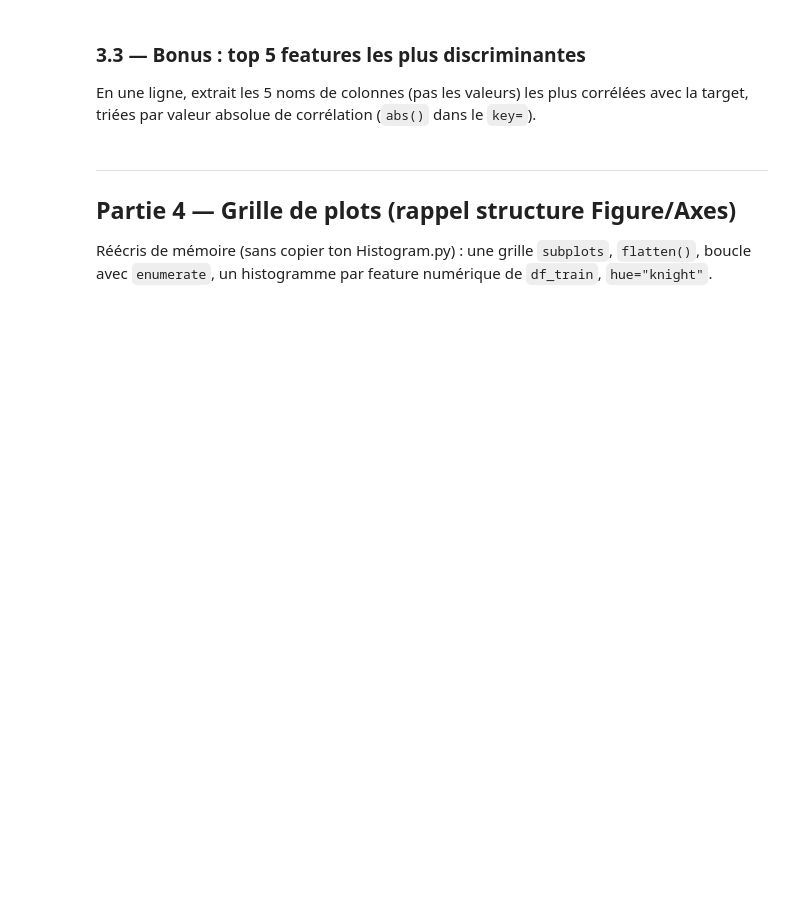
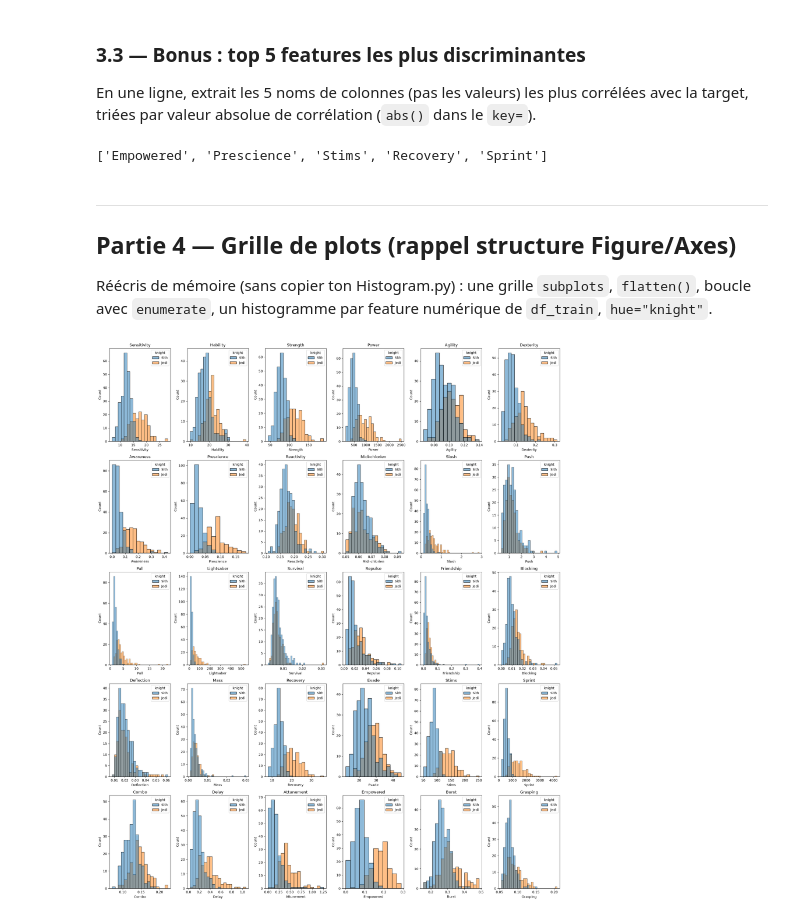
Before and after one commit to lazzylife42/data-science-03, a Jupyter notebook: training.ipynb, the cells around one changed output. Drawn from its saved outputs; the diff is of its cells as text; code cells hidden in the pictures; blank space fills up the shorter version.

```diff
--- a/training.ipynb
+++ b/training.ipynb
@@ -116,0 +190,15 @@ y_val = (df_train["knight"] == "Jedi").astype(int)
+# %%
+def correlation_factor(x_val, y_val):
+    # TODO
+    x_mean = x_val.mean()
+    y_mean = y_val.mean()
+    numm = sum((x - x_mean) * (y - y_mean) for x, y in zip(x_val, y_val))
+    x_std_sum = sum((x - x_mean) ** 2 for x in x_val)
+    y_std_sum = sum((y - y_mean) ** 2 for y in y_val)
+    return numm / math.sqrt(x_std_sum * y_std_sum)
+
+y_val = (df_train["knight"] == "Jedi").astype(int)
+expected_corr = df_train["Strength"].corr(y_val)
+# TODO: appelle correlation_factor sur une feature de ton choix, compare avec df_train.corr()
+print(f'My corr factor       :{correlation_factor(df_train["Strength"], y_val):.6f}')
+print(f'Expected corr Factor :{expected_corr:.6f}')
@@ -122,0 +212,10 @@ Calcule la corrélation de chaque feature numérique avec la target, stocke dans
+# %%
+# TODO
+result = {}
+for col in df_train.columns:
+    if col == "knight":
+        continue
+    result[col] = correlation_factor(df_train[col], y_val)
+
+for col, r in sorted(result.items(), key=lambda item: item[1], reverse=True):
+		print(f"{col:<15}: {r:.6f}")
@@ -129,3 +244,10 @@ En une ligne, extrait les 5 noms de colonnes (pas les valeurs) les plus corrél
+# %%
+# TODO
+top_abs = sorted(result.items(), key=lambda item: abs(float(item[1])), reverse=True)
+top_cols =  (x[0] for x in top_abs)
+print(f"{list(top_cols)[:5]}")
+# %% [output]
+['Empowered', 'Prescience', 'Stims', 'Recovery', 'Sprint']
 # %% [markdown]
 ---
 ## Partie 4 — Grille de plots (rappel structure Figure/Axes)
@@ -135,0 +256,16 @@ Réécris de mémoire (sans copier ton Histogram.py) : une grille `subplots`, `f
+# %%
+# TODO
+fig, ax = plt.subplots(nrows=5, ncols=6, figsize=(20, 24))
+ax = ax.flatten()
+
+for i, col in enumerate(df_train.columns):
+    if col == "knight":
+        continue
+    else:
+        sns.histplot(data=df_train, x=col, hue="knight", ax=ax[i])
+        ax[i].set_title(col)
+
+plt.tight_layout()
+plt.show()
+# %% [output]
+[figure, added]
```
Also changed, not shown: parts of 21 cells of this notebook.
